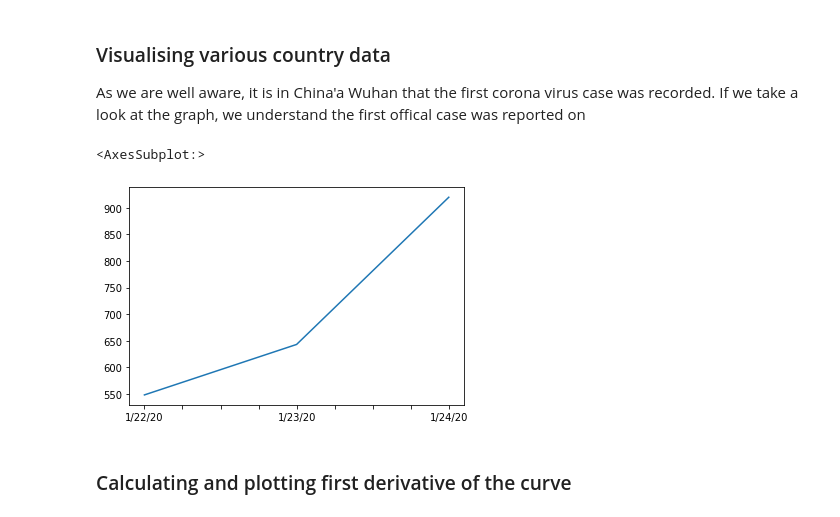
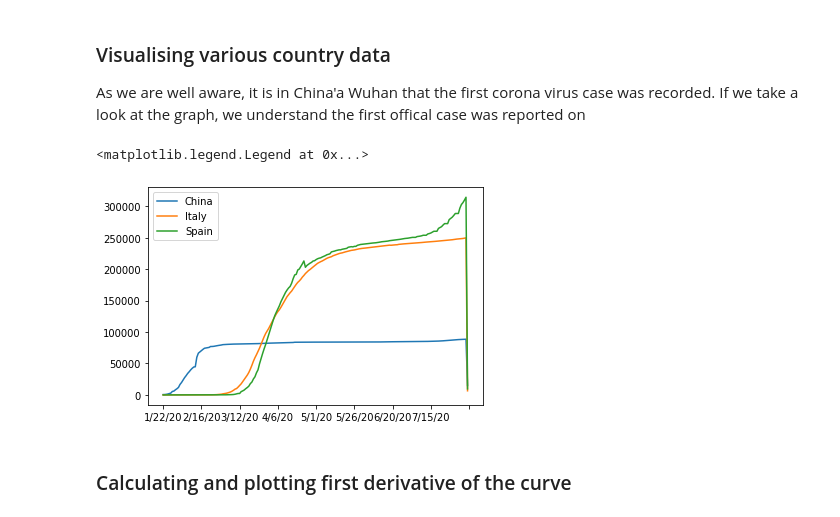
Before and after one commit to niranjana687/covid19-data-analysis, a Jupyter notebook: covid19 data analysis notebook.ipynb, the cells around one changed output. Saved outputs shown, nothing was run; the diff lists cells and outputs as text; code cells hidden in the pictures.

```diff
--- a/covid19 data analysis notebook.ipynb
+++ b/covid19 data analysis notebook.ipynb
@@ -59,11 +61,16 @@ df_aggregated.shape
 # %% [markdown]
 ### Visualising various country data
 As we are well aware, it is in China'a Wuhan that the first corona virus case was recorded. If we take a look at the graph, we understand the first offical case was reported on
-# %%
-df_aggregated.loc['China'][:3].plot()
-# %% [output]
-<AxesSubplot:>
-[figure, removed]
+# %%
+china = df_aggregated.loc['China'].plot()
+italy = df_aggregated.loc['Italy'].plot()
+spain = df_aggregated.loc['Spain'].plot()
+china.legend()
+italy.legend()
+spain.legend()
+# %% [output]
+<matplotlib.legend.Legend at 0x...>
+[figure, added]
 # %% [markdown]
 ### Calculating and plotting first derivative of the curve
 # %%
```
Also changed, not shown: parts of 41 cells of this notebook, 1 other file.
